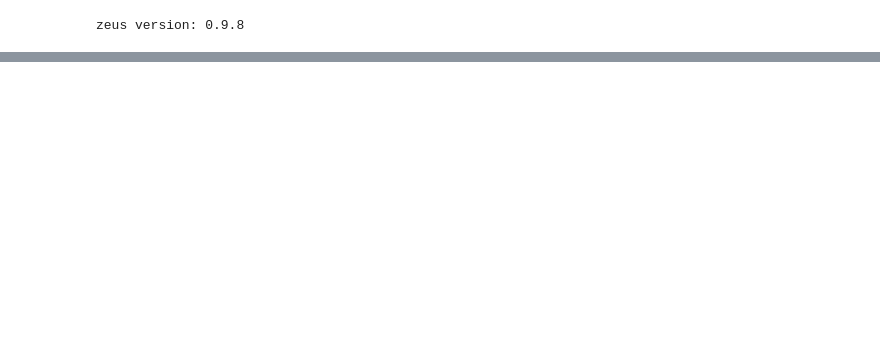
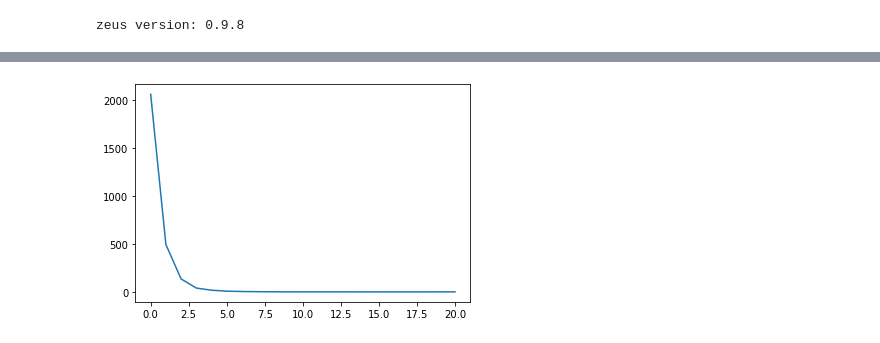
Before and after one commit to minaskar/zeus, a Jupyter notebook: examples/normal_distribution.ipynb, the cells around one changed output, grey strips where cells are left out. Cells and saved outputs as stored; diff of their text form; code cells hidden in the pictures; blank space fills up the shorter version.

```diff
--- a/examples/normal_distribution.ipynb
+++ b/examples/normal_distribution.ipynb
@@ -114,0 +146,5 @@ np.mean(sampler.neval[-10:]/nwalkers)
+# %%
+plt.plot(np.arange(len(sampler.mus)),sampler.mus)
+plt.show()
+# %% [output]
+[figure, added]
```
Also changed, not shown: parts of 10 cells of this notebook, 3 other files.
